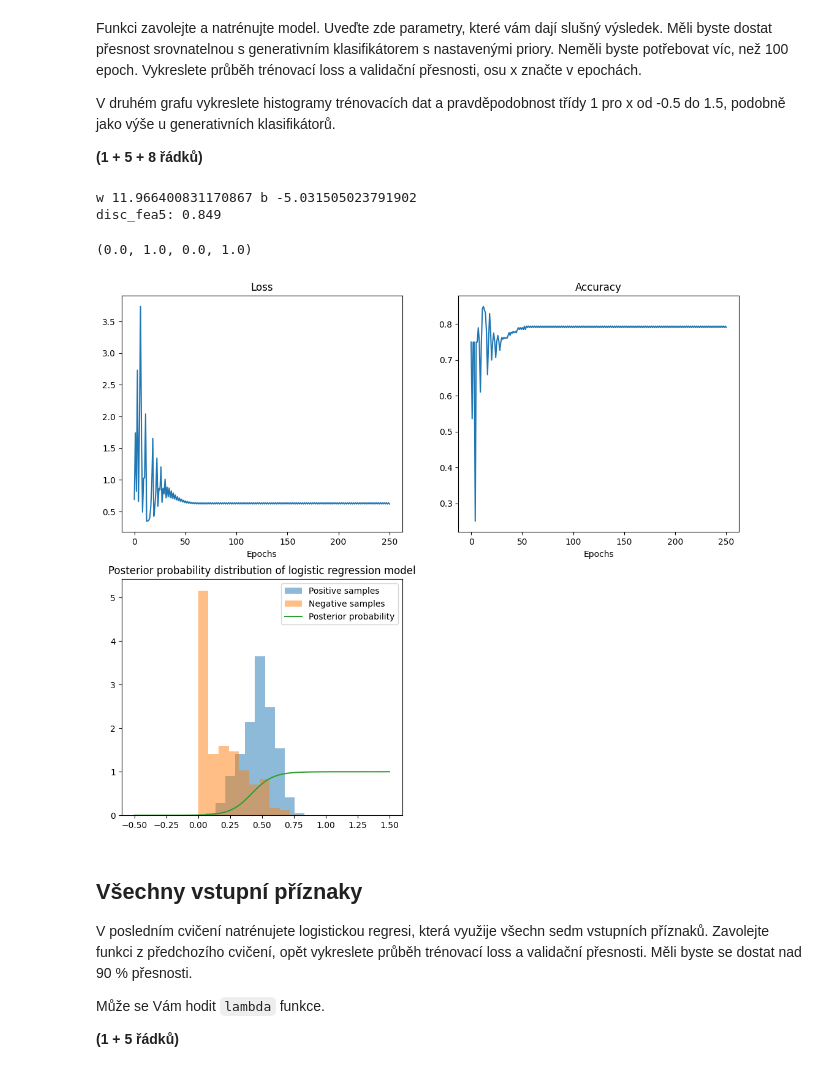
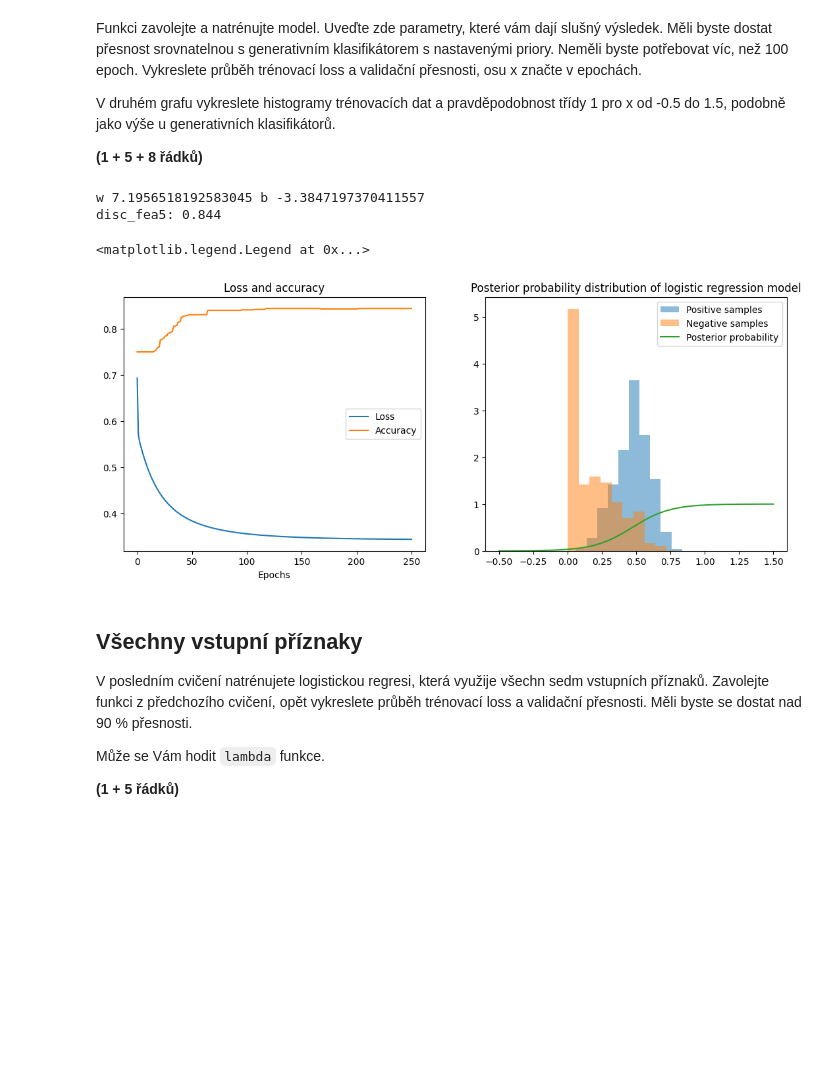
Before and after one commit to xplick04/SUI, a Jupyter notebook: proj2/zadani.ipynb, the cells around one changed output. Cells and saved outputs as stored; diff of their text form; code cells hidden in the pictures; blank space fills up the shorter version.

Commit message:
proj2: loss and accuracy plots merged into a single plot

```diff
--- a/proj2/zadani.ipynb
+++ b/proj2/zadani.ipynb
@@ -304,33 +304,31 @@ V druhém grafu vykreslete histogramy trénovacích dat a pravděpodobnost tří
 # %%
 n = 250
 
-disc_fea5, losses, accuracies = train_logistic_regression(n, 0.00302, 1, FeatureCutter(FOI))
+disc_fea5, losses, accuracies = train_logistic_regression(n, 0.00035, 1, FeatureCutter(FOI))
 ep = np.linspace(0, n, n)
 
-fig, ((ax_ul, ax_ur), (ax_dl, ax_dr)) = plt.subplots(2, 2, figsize=(13,11))
-ax_ul.plot(ep, losses)
-ax_ur.plot(ep, accuracies)
-ax_ul.set_title("Loss")
-ax_ur.set_title("Accuracy")
-ax_ul.set_xlabel("Epochs")
-ax_ur.set_xlabel("Epochs")
+fig, (ax_l, ax_r) = plt.subplots(1, 2, figsize=(13,5))
+ax_l.plot(ep, losses, label="Loss")
+ax_l.plot(ep, accuracies, label="Accuracy")
+ax_l.set_title("Loss and accuracy")
+ax_l.set_xlabel("Epochs")
+ax_l.legend()
 
 print('w', disc_fea5.w.item(), 'b', disc_fea5.b.item())
 print('disc_fea5:', evaluate(disc_fea5, val_dataset.xs[:, FOI][:, np.newaxis], val_dataset.targets))
 
 x_range = np.linspace(-0.5, 1.5, 420)
-ax_dl.set_title("Posterior probability distribution of logistic regression model")
-ax_dl.hist(train_dataset.pos[:, FOI], alpha=0.5, label='Positive samples', density=True)
-ax_dl.hist(train_dataset.neg[:, FOI], alpha=0.5, label='Negative samples', density=True)
+ax_r.set_title("Posterior probability distribution of logistic regression model")
+ax_r.hist(train_dataset.pos[:, FOI], alpha=0.5, label='Positive samples', density=True)
+ax_r.hist(train_dataset.neg[:, FOI], alpha=0.5, label='Negative samples', density=True)
 
-ax_dl.plot(x_range, disc_fea5.prob_class_1(x_range[:, np.newaxis]), label='Posterior probability')
-ax_dl.legend()
-ax_dr.axis('off')
+ax_r.plot(x_range, disc_fea5.prob_class_1(x_range[:, np.newaxis]), label='Posterior probability')
+ax_r.legend()
 # %% [output]
-w 11.966400831170867 b -5.031505023791902
-disc_fea5: 0.849
+w 7.1956518192583045 b -3.3847197370411557
+disc_fea5: 0.844
-(0.0, 1.0, 0.0, 1.0)
+<matplotlib.legend.Legend at 0x...>
-[figure, old version]
+[figure, new version]
 # %% [markdown]
 ## Všechny vstupní příznaky
 V posledním cvičení natrénujete logistickou regresi, která využije všechn sedm vstupních příznaků.
```
